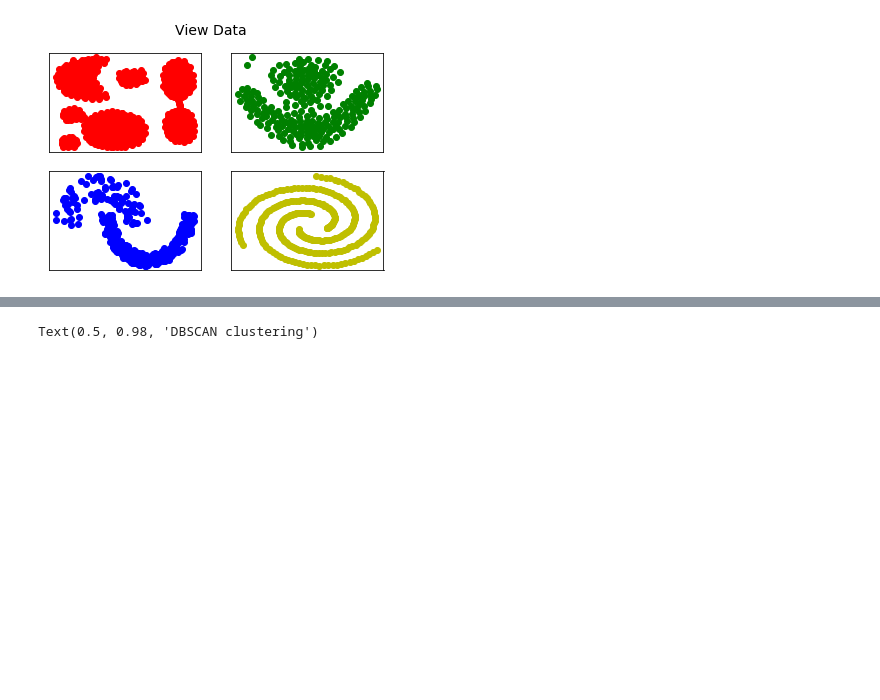
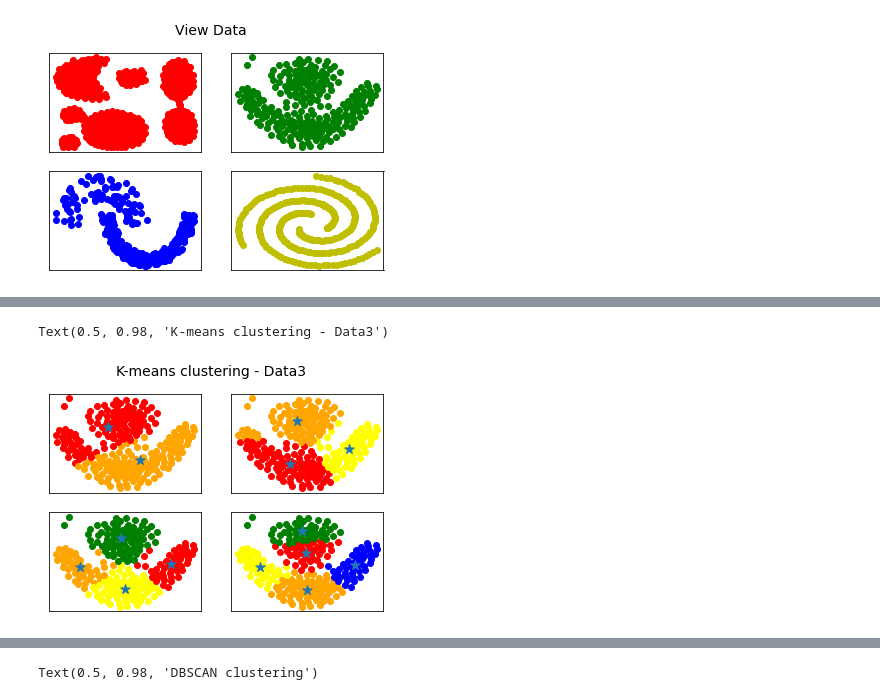
Before and after one commit to sujuntao-stat6289/STAT6240, a Jupyter notebook: Q3_Clustering.ipynb, the cells around one changed output, grey strips where cells are left out. Saved outputs shown, nothing was run; the diff lists cells and outputs as text; code cells hidden in the pictures; blank space fills up the shorter version.

```diff
--- a/Q3_Clustering.ipynb
+++ b/Q3_Clustering.ipynb
@@ -57,0 +83,9 @@ Text(0.5, 0.98, 'K-means clustering')
+# %%
+for i in range(4):
+    plt.subplot(221+i)
+    Kmeans_with_plot(df[1].iloc[:,:2].values,i+2)
+    plt.xticks([]),plt.yticks([])
+plt.suptitle('K-means clustering - Data3', fontsize=14)
+# %% [output]
+Text(0.5, 0.98, 'K-means clustering - Data3')
+[figure, added]
```
Also changed, not shown: parts of 13 cells of this notebook, 1 other file.
